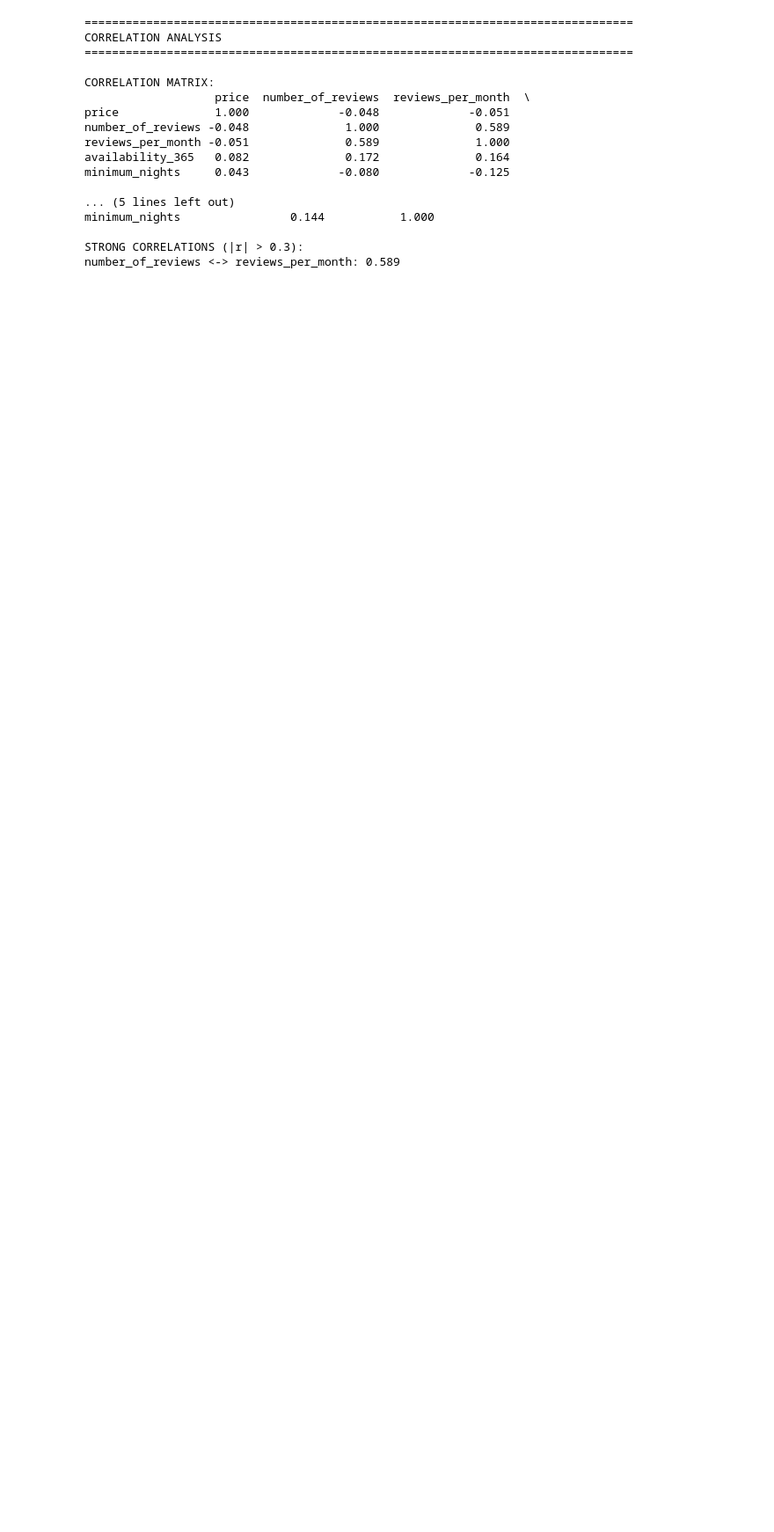
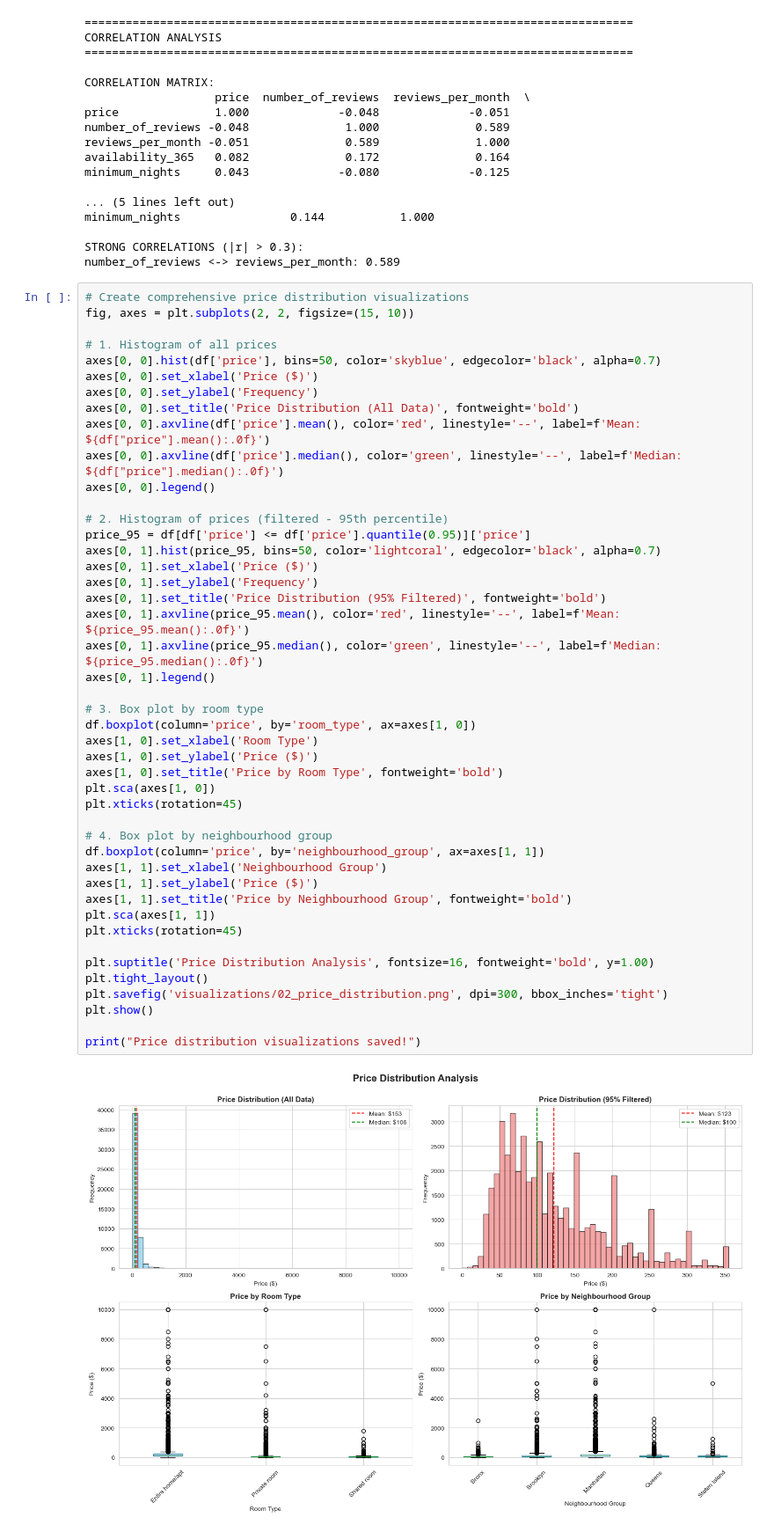
Before and after one commit to Danish925/NYC-Airbnb-EDA, a Jupyter notebook: NYC-Airbnb-EDA/notebooks/EDA_NYC_Airbnb.ipynb, the cells around one changed output. Shown at 88% size. Cells and saved outputs as stored; diff of their text form; blank space fills up the shorter version.

```diff
--- a/NYC-Airbnb-EDA/notebooks/EDA_NYC_Airbnb.ipynb
+++ b/NYC-Airbnb-EDA/notebooks/EDA_NYC_Airbnb.ipynb
@@ -396,3 +396,50 @@ minimum_nights                0.144           1.000
 
 STRONG CORRELATIONS (|r| > 0.3):
 number_of_reviews <-> reviews_per_month: 0.589
+# %%
+# Create comprehensive price distribution visualizations
+fig, axes = plt.subplots(2, 2, figsize=(15, 10))
+
+# 1. Histogram of all prices
+axes[0, 0].hist(df['price'], bins=50, color='skyblue', edgecolor='black', alpha=0.7)
+axes[0, 0].set_xlabel('Price ($)')
+axes[0, 0].set_ylabel('Frequency')
+axes[0, 0].set_title('Price Distribution (All Data)', fontweight='bold')
+axes[0, 0].axvline(df['price'].mean(), color='red', linestyle='--', label=f'Mean: ${df["price"].mean():.0f}')
+axes[0, 0].axvline(df['price'].median(), color='green', linestyle='--', label=f'Median: ${df["price"].median():.0f}')
+axes[0, 0].legend()
+
+# 2. Histogram of prices (filtered - 95th percentile)
+price_95 = df[df['price'] <= df['price'].quantile(0.95)]['price']
+axes[0, 1].hist(price_95, bins=50, color='lightcoral', edgecolor='black', alpha=0.7)
+axes[0, 1].set_xlabel('Price ($)')
+axes[0, 1].set_ylabel('Frequency')
+axes[0, 1].set_title('Price Distribution (95% Filtered)', fontweight='bold')
+axes[0, 1].axvline(price_95.mean(), color='red', linestyle='--', label=f'Mean: ${price_95.mean():.0f}')
+axes[0, 1].axvline(price_95.median(), color='green', linestyle='--', label=f'Median: ${price_95.median():.0f}')
+axes[0, 1].legend()
+
+# 3. Box plot by room type
+df.boxplot(column='price', by='room_type', ax=axes[1, 0])
+axes[1, 0].set_xlabel('Room Type')
+axes[1, 0].set_ylabel('Price ($)')
+axes[1, 0].set_title('Price by Room Type', fontweight='bold')
+plt.sca(axes[1, 0])
+plt.xticks(rotation=45)
+
+# 4. Box plot by neighbourhood group
+df.boxplot(column='price', by='neighbourhood_group', ax=axes[1, 1])
+axes[1, 1].set_xlabel('Neighbourhood Group')
+axes[1, 1].set_ylabel('Price ($)')
+axes[1, 1].set_title('Price by Neighbourhood Group', fontweight='bold')
+plt.sca(axes[1, 1])
+plt.xticks(rotation=45)
+
+plt.suptitle('Price Distribution Analysis', fontsize=16, fontweight='bold', y=1.00)
+plt.tight_layout()
+plt.savefig('visualizations/02_price_distribution.png', dpi=300, bbox_inches='tight')
+plt.show()
+
+print("Price distribution visualizations saved!")
+# %% [output]
+[figure, added]
```
Also changed, not shown: parts of 4 cells of this notebook.
